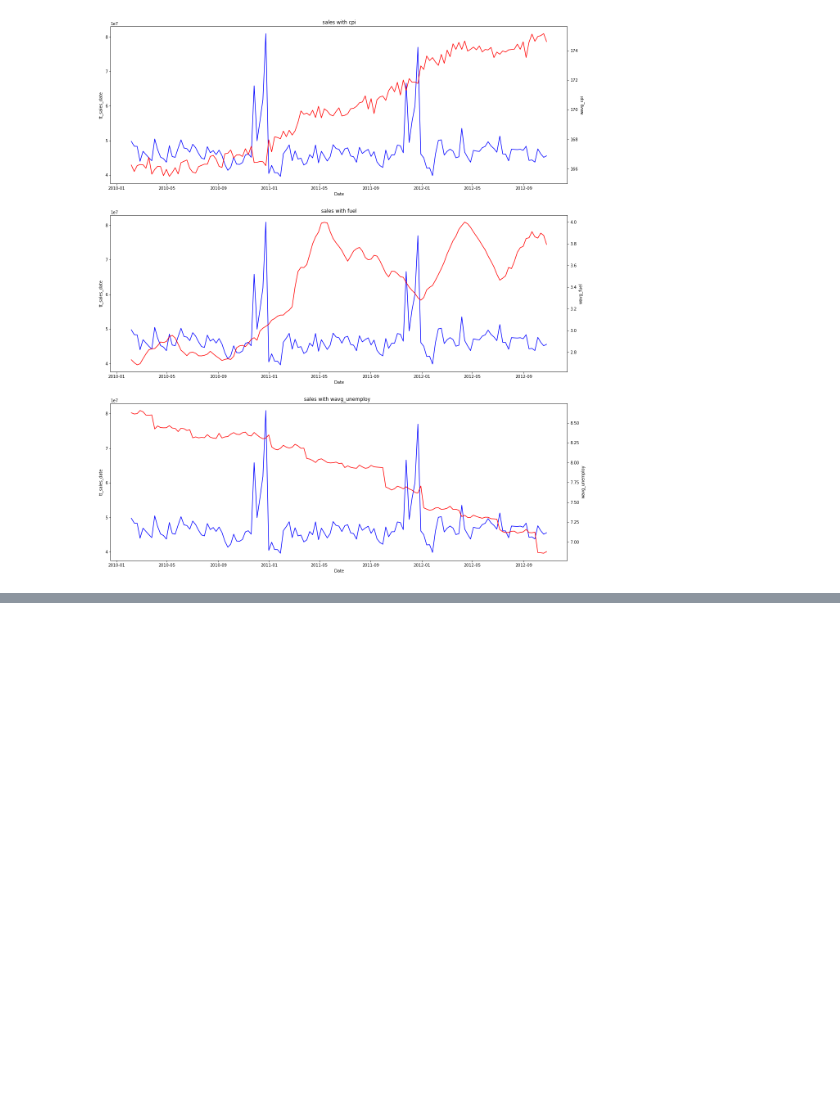
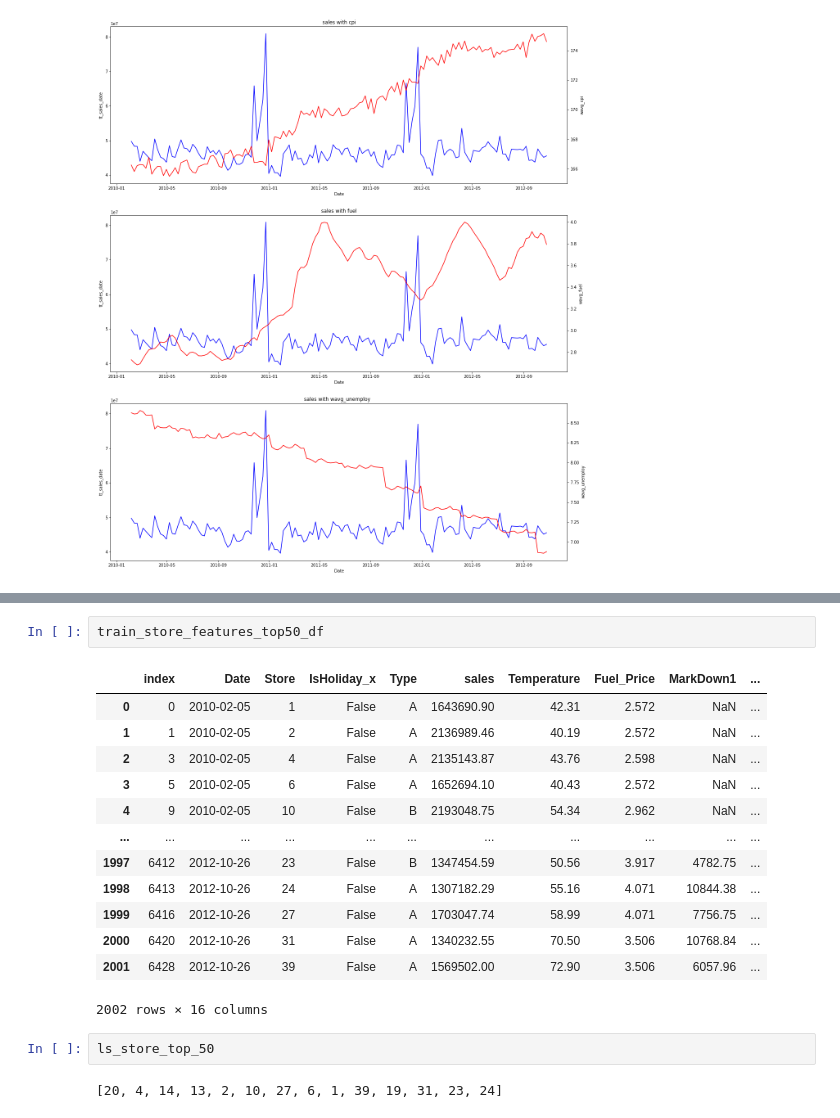
Before and after one commit to NatYhee/walmart-recruit-forecast, a Jupyter notebook: notebooks/data_understanding_eda.ipynb, the cells around one changed output, grey strips where cells are left out. Saved outputs shown, nothing was run; the diff lists cells and outputs as text; blank space fills up the shorter version.

```diff
--- a/notebooks/data_understanding_eda.ipynb
+++ b/notebooks/data_understanding_eda.ipynb
@@ -410,0 +516,20 @@ memory usage: 9.9+ KB
+# %%
+train_store_features_top50_df
+# %% [output]
+|  | index | Date | Store | IsHoliday_x | Type | sales | Temperature | Fuel_Price | MarkDown1 | ... |
+| 0 | 0 | 2010-02-05 | 1 | False | A | 1643690.90 | 42.31 | 2.572 | NaN | ... |
+| 1 | 1 | 2010-02-05 | 2 | False | A | 2136989.46 | 40.19 | 2.572 | NaN | ... |
+| 2 | 3 | 2010-02-05 | 4 | False | A | 2135143.87 | 43.76 | 2.598 | NaN | ... |
+| 3 | 5 | 2010-02-05 | 6 | False | A | 1652694.10 | 40.43 | 2.572 | NaN | ... |
+| 4 | 9 | 2010-02-05 | 10 | False | B | 2193048.75 | 54.34 | 2.962 | NaN | ... |
+| ... | ... | ... | ... | ... | ... | ... | ... | ... | ... | ... |
+| 1997 | 6412 | 2012-10-26 | 23 | False | B | 1347454.59 | 50.56 | 3.917 | 4782.75 | ... |
+| 1998 | 6413 | 2012-10-26 | 24 | False | A | 1307182.29 | 55.16 | 4.071 | 10844.38 | ... |
+| 1999 | 6416 | 2012-10-26 | 27 | False | A | 1703047.74 | 58.99 | 4.071 | 7756.75 | ... |
+| 2000 | 6420 | 2012-10-26 | 31 | False | A | 1340232.55 | 70.50 | 3.506 | 10768.84 | ... |
+| 2001 | 6428 | 2012-10-26 | 39 | False | A | 1569502.00 | 72.90 | 3.506 | 6057.96 | ... |
+2002 rows × 16 columns
+# %%
+ls_store_top_50
+# %% [output]
+[20, 4, 14, 13, 2, 10, 27, 6, 1, 39, 19, 31, 23, 24]
```
Also changed, not shown: parts of 11 cells of this notebook, 1 other file.
